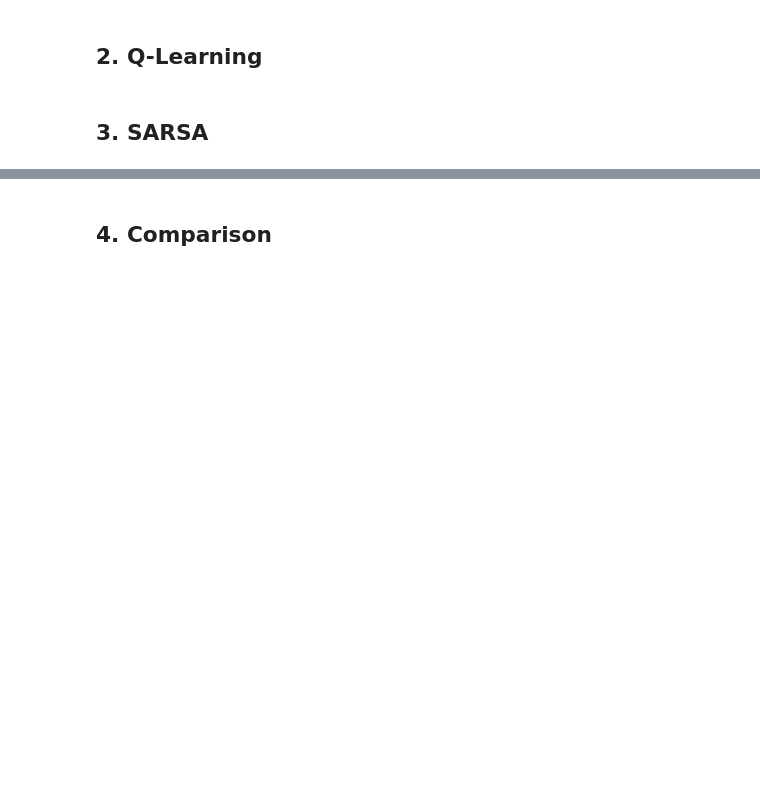
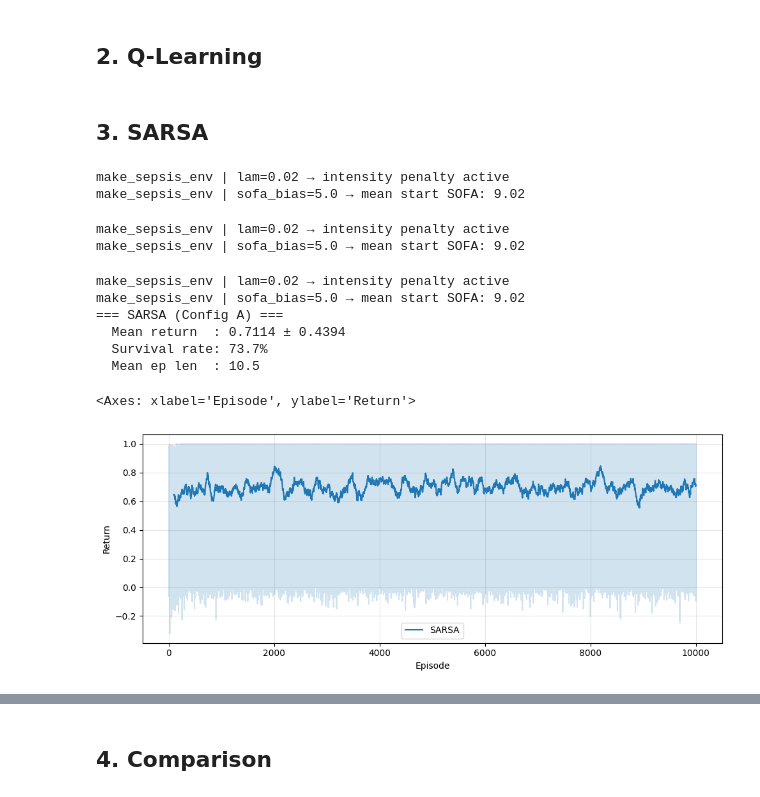
Before and after one commit to Mehmet1700/reinforcement-learning-project, a Jupyter notebook: notebooks/01_config_a_tabular.ipynb, the cells around one changed output, grey strips where cells are left out. Cells and saved outputs as stored; diff of their text form; code cells hidden in the pictures; blank space fills up the shorter version.

Commit message:
exploration on sarsa

```diff
--- a/notebooks/01_config_a_tabular.ipynb
+++ b/notebooks/01_config_a_tabular.ipynb
@@ -55,18 +70,53 @@ ql_agent = QLearningAgent(N_STATES, N_ACTIONS, cfg_ql)
 # %%
 # TODO: tune hyperparameters
 cfg_sarsa = SARSAConfig(
-    alpha=0.1,
+    alpha=0.05,
     gamma=1.0,
     epsilon_start=1.0,
     epsilon_end=0.05,
-    epsilon_decay=50_000,
-    n_episodes=10_000,
+    epsilon_decay=70000,
+    n_episodes=10000,
+
 )
 sarsa_agent = SARSAAgent(N_STATES, N_ACTIONS, cfg_sarsa)
 
 # TODO: implement and call training loop
-# sarsa_returns = sarsa_agent.train(make_sepsis_env)
+sarsa_returns = sarsa_agent.train(make_sepsis_env)
+# %% [output]
+make_sepsis_env | lam=0.02 → intensity penalty active
+make_sepsis_env | sofa_bias=5.0 → mean start SOFA: 9.02
+# %%
+# TODO: tune hyperparameters
+cfg_sarsa = SARSAConfig(
+    alpha=0.05,           # Start higher so the agent can make big updates early on
+    gamma=0.99,           # Reduces variance from late-game patient states
+    epsilon_start=1.0,    # 100% random exploration at the beginning
+    epsilon_end=0.00,     # CRITICAL: Drop exploration to exactly 0.00 for true exploitation convergence
+    epsilon_decay=4000,   # Aggressive Quick-Decay: finishes core exploration by episode 4,000
+    n_episodes=10000,
+
+)
+sarsa_agent = SARSAAgent(N_STATES, N_ACTIONS, cfg_sarsa)
+
+# TODO: implement and call training loop
+sarsa_returns = sarsa_agent.train(make_sepsis_env)
+# %% [output]
+make_sepsis_env | lam=0.02 → intensity penalty active
+make_sepsis_env | sofa_bias=5.0 → mean start SOFA: 9.02
 # %%
 # TODO: evaluate and visualise
-# sarsa_results = eval_agent(sarsa_agent.get_policy(), make_sepsis_env)
-# print_results('SARSA (Config A)', sarsa_results)
+sarsa_results = eval_agent(sarsa_agent.get_policy(), make_sepsis_env)
+print_results('SARSA (Config A)', sarsa_results)
+# %% [output]
+make_sepsis_env | lam=0.02 → intensity penalty active
+make_sepsis_env | sofa_bias=5.0 → mean start SOFA: 9.02
+=== SARSA (Config A) ===
+  Mean return  : 0.7114 ± 0.4394
+  Survival rate: 73.7%
+  Mean ep len  : 10.5
+# %%
+# Plot the training progression
+plot_training_curve(sarsa_returns, label='SARSA', save_path='plots/configA_sarsa_curve_test.png')
+# %% [output]
+<Axes: xlabel='Episode', ylabel='Return'>
+[figure, added]
```
Also changed, not shown: parts of 4 cells of this notebook, 1 other file.
